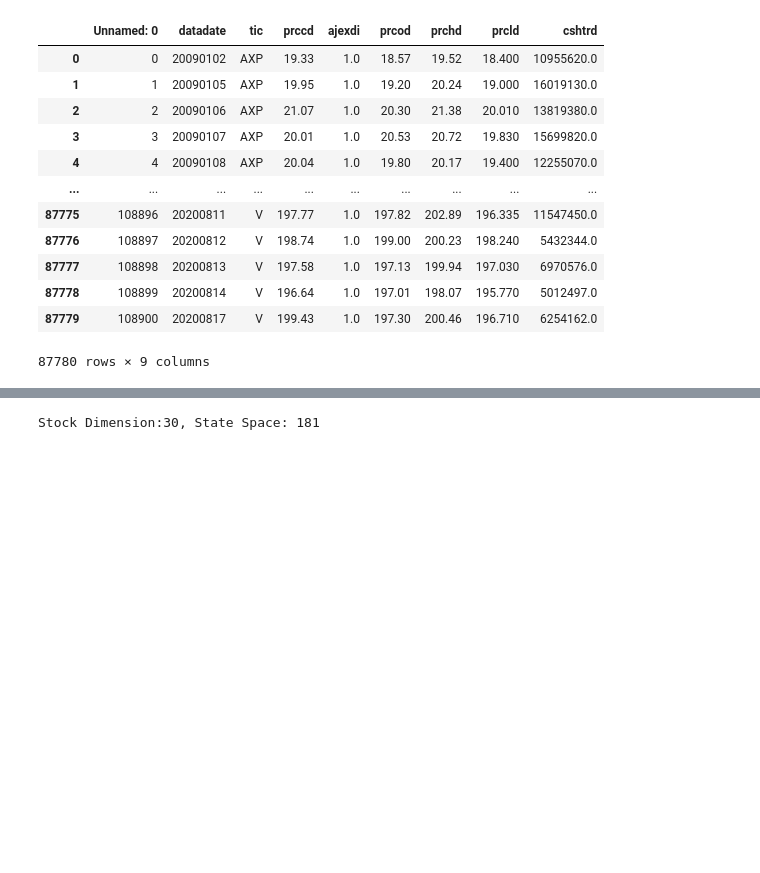
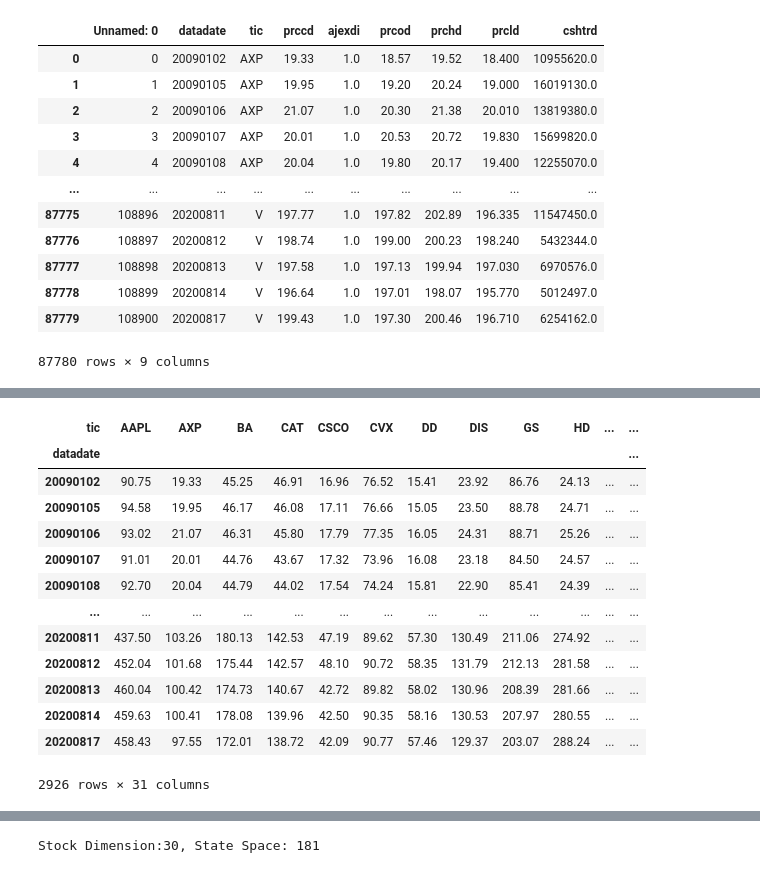
Before and after one commit to divyanshgy/DRL_Trading, a Jupyter notebook: DRL-Ensemble-Trading/DRL_ensemble.ipynb, the cells around one changed output, grey strips where cells are left out. Drawn from its saved outputs; the diff is of its cells as text; code cells hidden in the pictures; blank space fills up the shorter version.

```diff
--- a/DRL-Ensemble-Trading/DRL_ensemble.ipynb
+++ b/DRL-Ensemble-Trading/DRL_ensemble.ipynb
@@ -134,3 +130,7 @@ Installing collected packages: ta
 Successfully installed ta-0.11.0
 # %%
 df['macd']=ta.trend.MACD(df['prccd']).macd()
+# %%
+df['rsi_30']=ta.momentum.rsi(df['prccd'])
+df['cci_30']=ta.trend.cci(df['prchd'], df['prcld'], df['prccd'], window=30)
+df['adx_30']=ta.trend.adx(df['prchd'], df['prcld'], df['prccd'], window=30)
@@ -136,0 +139,27 @@ df['macd']=ta.trend.MACD(df['prccd']).macd()
+# %%
+
+df_pivot = df.pivot(index='datadate', columns='tic', values='prccd')
+
+#log returns
+returns = np.log(df_pivot / df_pivot.shift(1)).dropna()
+
+def calculate_turbulence_index(returns, window=20):
+    turbulence_index = []
+    for i in range(window, len(returns)):
+        window_returns = returns[i-window:i]
+        mean_return = window_returns.mean()
+        cov_matrix = window_returns.cov()
+        inv_cov_matrix = np.linalg.pinv(cov_matrix)
+        current_return = returns.iloc[i]
+        distance = mahalanobis(current_return, mean_return, inv_cov_matrix)
+        turbulence_index.append(distance)
+
+    #NaNs for the initial periods where turbulence index cannot be calculated
+    return [np.nan] * window + turbulence_index
+
+turbulence_index = calculate_turbulence_index(returns)
+
+# Ensure the length matches the index length
+turbulence_index = pd.Series(turbulence_index, index=returns.index)
+
+df_pivot['turbulence_index'] = turbulence_index
@@ -136,0 +182,17 @@ df['macd']=ta.trend.MACD(df['prccd']).macd()
+# %%
+df_pivot
+# %% [output]
+| tic | AAPL | AXP | BA | CAT | CSCO | CVX | DD | DIS | GS | HD | ... | ... |
+| datadate |  |  |  |  |  |  |  |  |  |  |  | ... |
+| 20090102 | 90.75 | 19.33 | 45.25 | 46.91 | 16.96 | 76.52 | 15.41 | 23.92 | 86.76 | 24.13 | ... | ... |
+| 20090105 | 94.58 | 19.95 | 46.17 | 46.08 | 17.11 | 76.66 | 15.05 | 23.50 | 88.78 | 24.71 | ... | ... |
+| 20090106 | 93.02 | 21.07 | 46.31 | 45.80 | 17.79 | 77.35 | 16.05 | 24.31 | 88.71 | 25.26 | ... | ... |
+| 20090107 | 91.01 | 20.01 | 44.76 | 43.67 | 17.32 | 73.96 | 16.08 | 23.18 | 84.50 | 24.57 | ... | ... |
+| 20090108 | 92.70 | 20.04 | 44.79 | 44.02 | 17.54 | 74.24 | 15.81 | 22.90 | 85.41 | 24.39 | ... | ... |
+| ... | ... | ... | ... | ... | ... | ... | ... | ... | ... | ... | ... | ... |
+| 20200811 | 437.50 | 103.26 | 180.13 | 142.53 | 47.19 | 89.62 | 57.30 | 130.49 | 211.06 | 274.92 | ... | ... |
+| 20200812 | 452.04 | 101.68 | 175.44 | 142.57 | 48.10 | 90.72 | 58.35 | 131.79 | 212.13 | 281.58 | ... | ... |
+| 20200813 | 460.04 | 100.42 | 174.73 | 140.67 | 42.72 | 89.82 | 58.02 | 130.96 | 208.39 | 281.66 | ... | ... |
+| 20200814 | 459.63 | 100.41 | 178.08 | 139.96 | 42.50 | 90.35 | 58.16 | 130.53 | 207.97 | 280.55 | ... | ... |
+| 20200817 | 458.43 | 97.55 | 172.01 | 138.72 | 42.09 | 90.77 | 57.46 | 129.37 | 203.07 | 288.24 | ... | ... |
+2926 rows × 31 columns
```
Also changed, not shown: parts of 9 cells of this notebook, 2 other files.
